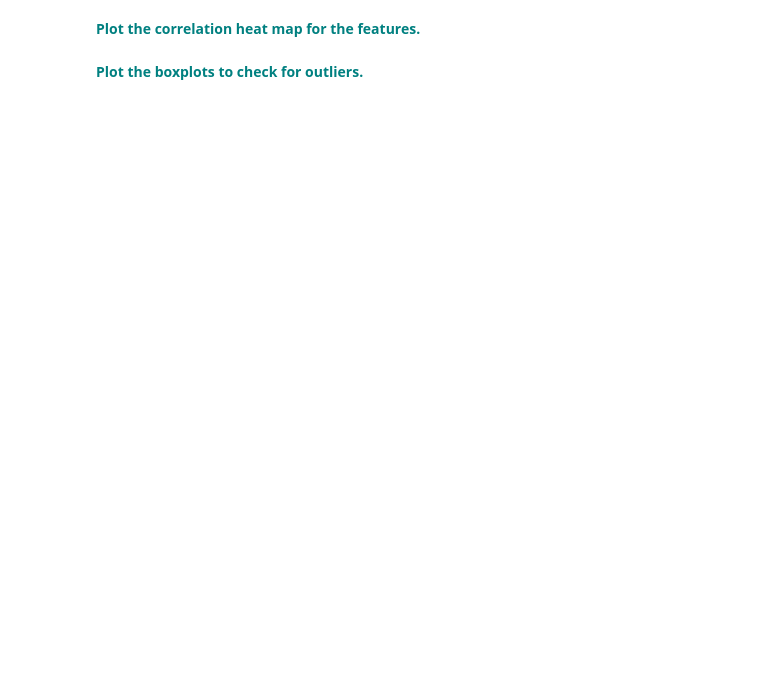
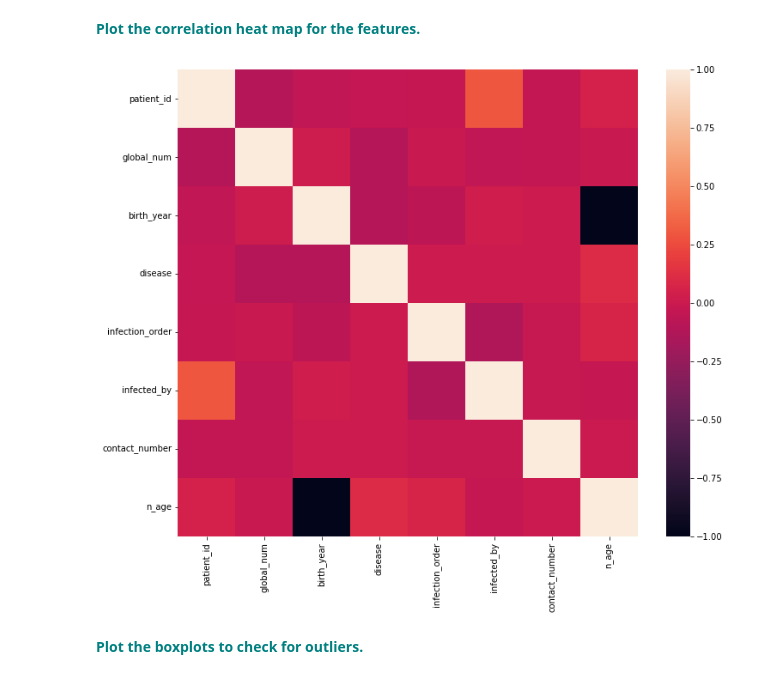
Before and after one commit to ChadDelany/Case_Study-Random_Forest, a Jupyter notebook: RandomForest_casestudy_covid19.ipynb, the cells around one changed output. Drawn from its saved outputs; the diff is of its cells as text; code cells hidden in the pictures; blank space fills up the shorter version.

```diff
--- a/RandomForest_casestudy_covid19.ipynb
+++ b/RandomForest_casestudy_covid19.ipynb
@@ -268,3 +268,6 @@ df.disease.value_counts()
 Name: disease, dtype: int64
 # %% [markdown]
  **<font color='teal'> Fill null values in the following columns with their mean: 'global_number','birth_year','infection_order','infected_by'and 'contact_number'</font>**
+# %%
+df = df.fillna(df.mean())
+df
@@ -271,2 +325,6 @@ Name: disease, dtype: int64
 # %% [markdown]
  **<font color='teal'> Fill the rest of the missing values with any method.</font>**
+# %%
+# Fill objecct type columns with the most frequent value from each column
+df = df.fillna(df.mode().iloc[0])
+df
@@ -308,4 +468,10 @@ vn
 # %% [markdown]
 **<font color='teal'> Plot the correlation heat map for the features.</font>**
+# %%
+_ = plt.subplots(figsize=(12,10))
+_ = sns.heatmap(df.corr())O
+plt.show();
+# %% [output]
+[figure, added]
 # %% [markdown]
 **<font color='teal'> Plot the boxplots to check for outliers. </font>**
```
Also changed, not shown: parts of 13 cells of this notebook.
